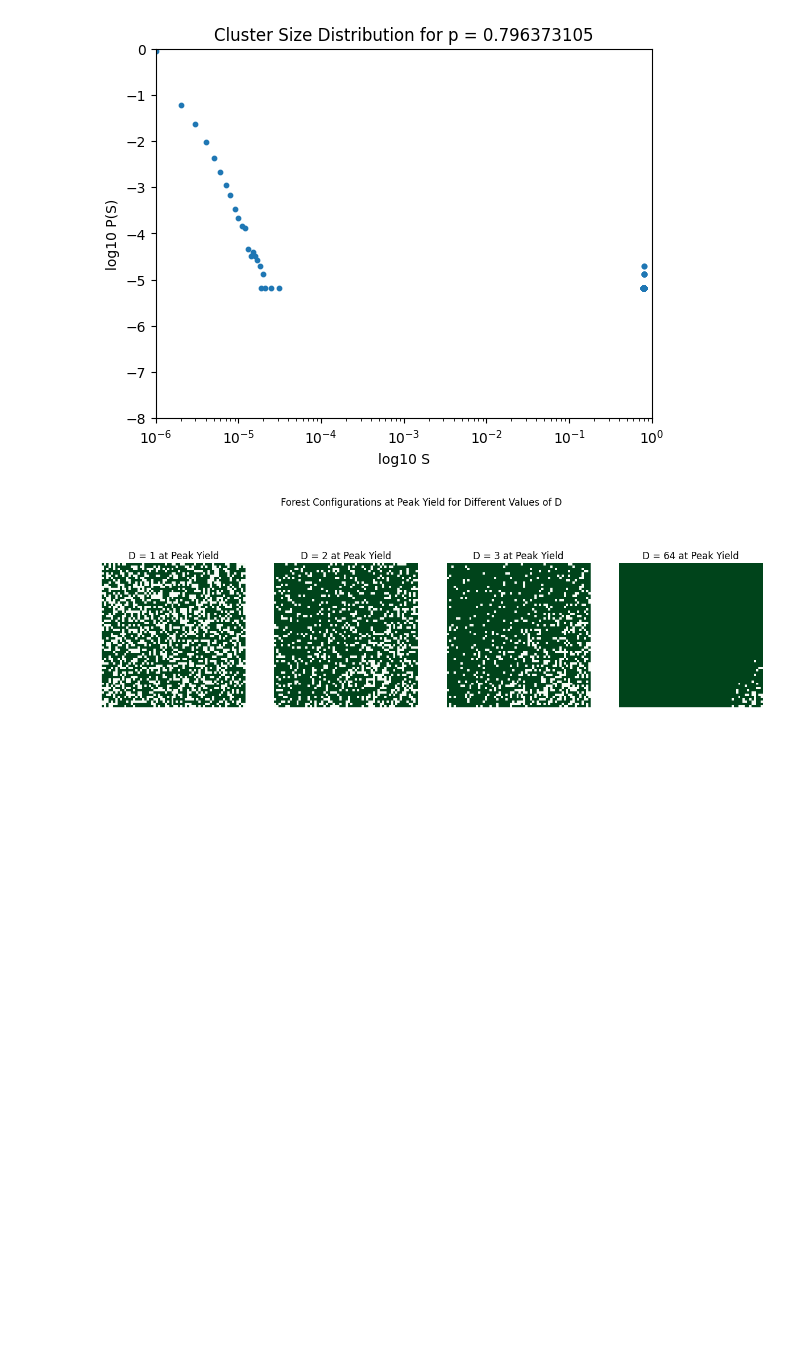
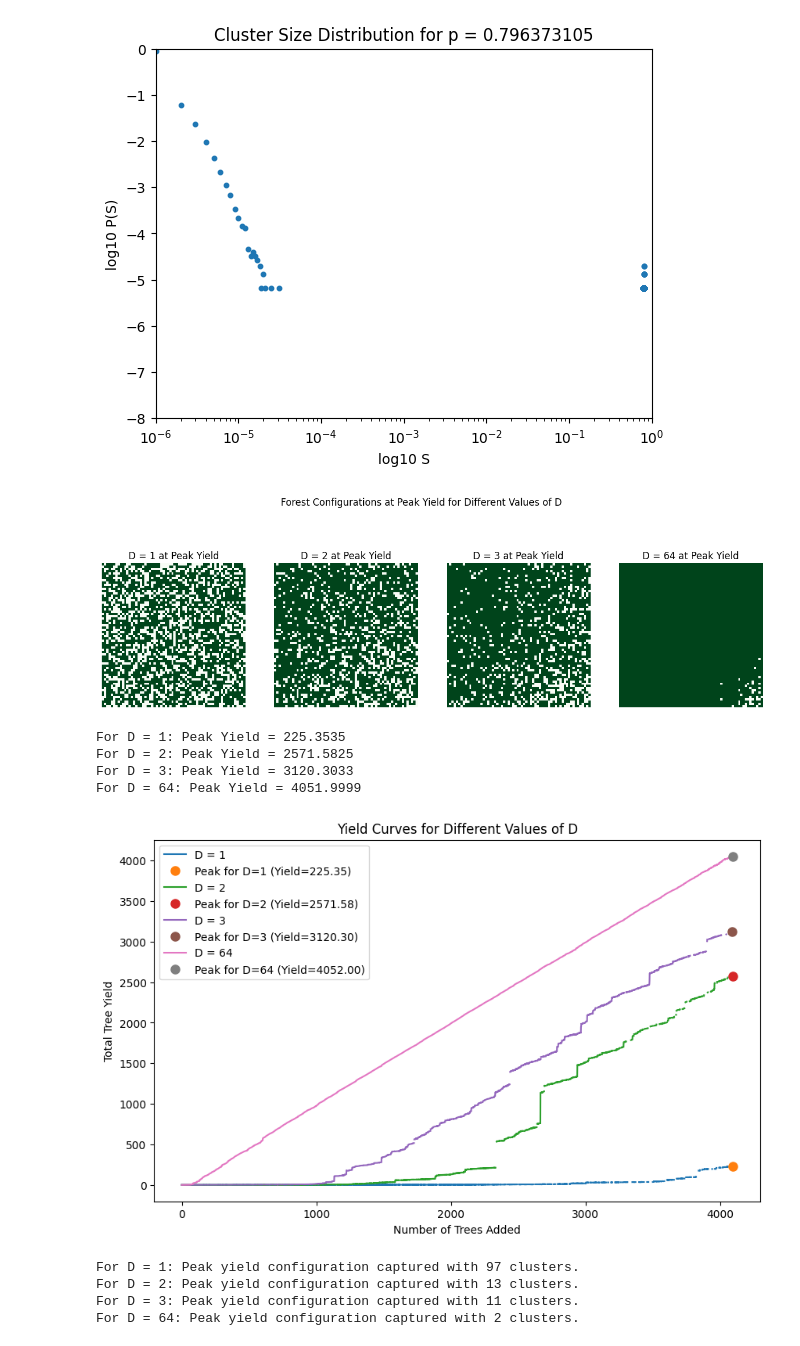
Before and after one commit to marobinette/pocs, a Jupyter notebook: percolate.ipynb, the cells around one changed output. Cells and saved outputs as stored; diff of their text form; code cells hidden in the pictures; blank space fills up the shorter version.

```diff
--- a/percolate.ipynb
+++ b/percolate.ipynb
@@ -214,6 +214,7 @@ cluster_dist_plot()
 import numpy as np
 import matplotlib.pyplot as plt
 from scipy.ndimage import label
+from scipy.stats import rankdata
 
 # Initialize spark distribution
 def initialize_spark_distribution(L):
@@ -310,62 +311,71 @@ L = 64
 D_values = [1, 2, 3, L]
 max_trees = L * L
 spark_distribution = initialize_spark_distribution(L)
 
 #a
 # # Run simulation and capture peak yield forest for each D
 fig, axes = plt.subplots(1, len(D_values), figsize=(15, 5))
 for idx, D in enumerate(D_values):
     if D > max_trees:  # Skip D if it exceeds the number of possible placements
         continue
     yields ,_, _, _, _, peak_forest = simulate_forest_growth(L, spark_distribution, D, max_trees)
     axes[idx].imshow(peak_forest, cmap='Greens', origin="upper")
     axes[idx].set_title(f"D = {D} at Peak Yield")
     axes[idx].axis("off")
 
 # a
-plt.suptitle("Forest Configurations at Peak Yield for Different Values of D")
+plt.suptitle("Forest at Peak Yield for Different Values of D")
 plt.show()
 
 #b
-# fig, ax = plt.subplots(figsize=(10, 6))
+fig, ax = plt.subplots(figsize=(10, 6))
 
-# for D in D_values:
-#     yields, densities, peak_yield, peak_density, peak_index, _ = simulate_forest_growth(L, spark_distribution, D, max_trees)
-#     ax.plot(range(len(yields)), yields, label=f"D = {D}")
-#     ax.plot(peak_index, peak_yield, 'o', markersize=8, label=f"Peak for D={D} (Yield={peak_yield:.2f}, Density={peak_density:.2f})")
+for D in D_values:
+    yields, densities, peak_yield, peak_density, peak_index, _ = simulate_forest_growth(L, spark_distribution, D, max_trees)
+    ax.plot(range(len(yields)), yields, label=f"D = {D}")
+    ax.plot(peak_index, peak_yield, 'o', markersize=8, label=f"Peak for D={D} (Yield={peak_yield:.2f})")
 
-#     print(f"For D = {D}: Peak Yield = {peak_yield:.4f} at Density = {peak_density:.4f}")
+    print(f"For D = {D}: Peak Yield = {peak_yield:.4f}")
 
-# # Configure plot
-# ax.set_xlabel("Number of Trees Added")
-# ax.set_ylabel("Average Yield")
-# ax.set_title("Yield Curves for Different Values of D")
-# ax.legend()
-# plt.show()
+# Configure plot
+ax.set_xlabel("Number of Trees Added")
+ax.set_ylabel("Total Tree Yield")
+ax.set_title("Yield Curves for Different Values of D")
+ax.legend()
+plt.show()
 
 
 # c Run simulation and plot Zipf distributions
-# fig, ax = plt.subplots(figsize=(10, 6))
+fig, ax = plt.subplots(figsize=(10, 6))
 
-# for D in D_values:
-#     _, _, _, _, _, peak_forest = simulate_forest_growth(L, spark_distribution, D, max_trees)
-#     cluster_sizes = analyze_cluster_sizes(peak_forest)
+for D in D_values:
+    _, _, _, _, _, peak_forest = simulate_forest_growth(L, spark_distribution, D, max_trees)
+    cluster_sizes = analyze_cluster_sizes(peak_forest)
 
-#     if len(cluster_sizes) == 0:
-#         print(f"No clusters found for D = {D}")
-#         continue
+    if len(cluster_sizes) == 0:
+        print(f"No clusters found for D = {D}")
+        continue
 
-#     # Plot Zipf (size) distribution
-#     ranks = np.arange(1, len(cluster_sizes) + 1)
-#     ax.plot(ranks, cluster_sizes, marker='o', label=f"D = {D}")
-#     print(f"For D = {D}: Peak yield configuration captured with {len(cluster_sizes)} clusters.")
+    # Plot Zipf (size) distribution
+    ranks = rankdata(-cluster_sizes, method='average')
+    ax.plot(ranks, cluster_sizes, marker='o', label=f"D = {D}")
+    print(f"For D = {D}: Peak yield configuration captured with {len(cluster_sizes)} clusters.")
 
-# ax.set_xscale("log")
-# ax.set_yscale("log")
-# ax.set_xlabel("Rank")
-# ax.set_ylabel("Cluster Size S")
-# ax.set_title("Zipf Distribution of Tree Component Sizes at Peak Yield")
-# ax.legend()
-# plt.show()
+ax.set_xscale("log")
+ax.set_yscale("log")
+ax.set_xlabel("Rank")
+ax.set_ylabel("Cluster Size S")
+ax.set_title("Zipf Distribution of Tree Component Sizes at Peak Yield")
+ax.legend()
+plt.show()
 # %% [output]
-[figure, old version]
+[figure, new version]
+For D = 1: Peak Yield = 225.3535
+For D = 2: Peak Yield = 2571.5825
+For D = 3: Peak Yield = 3120.3033
+For D = 64: Peak Yield = 4051.9999
+[figure, added]
+For D = 1: Peak yield configuration captured with 97 clusters.
+For D = 2: Peak yield configuration captured with 13 clusters.
+For D = 3: Peak yield configuration captured with 11 clusters.
+For D = 64: Peak yield configuration captured with 2 clusters.
```
Also changed, not shown: parts of 1 cell of this notebook.
